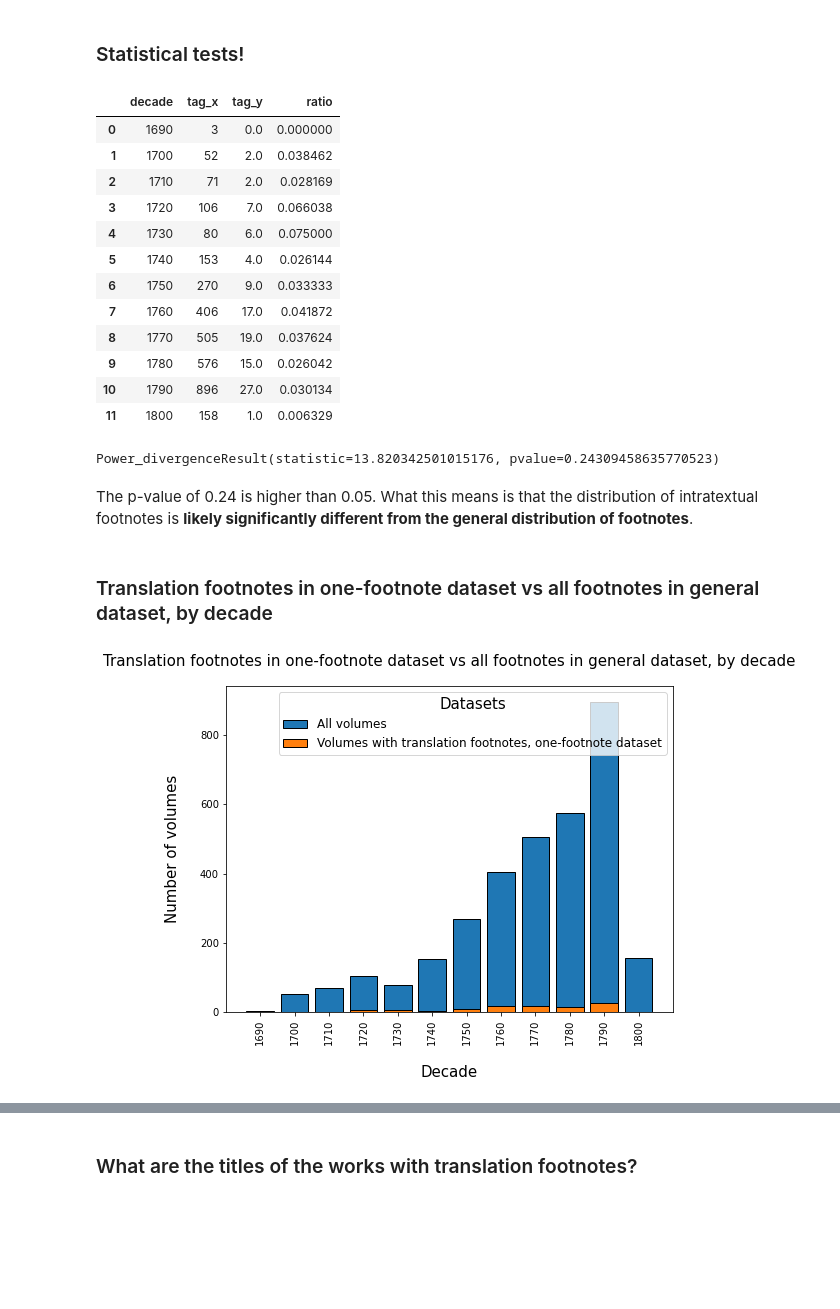
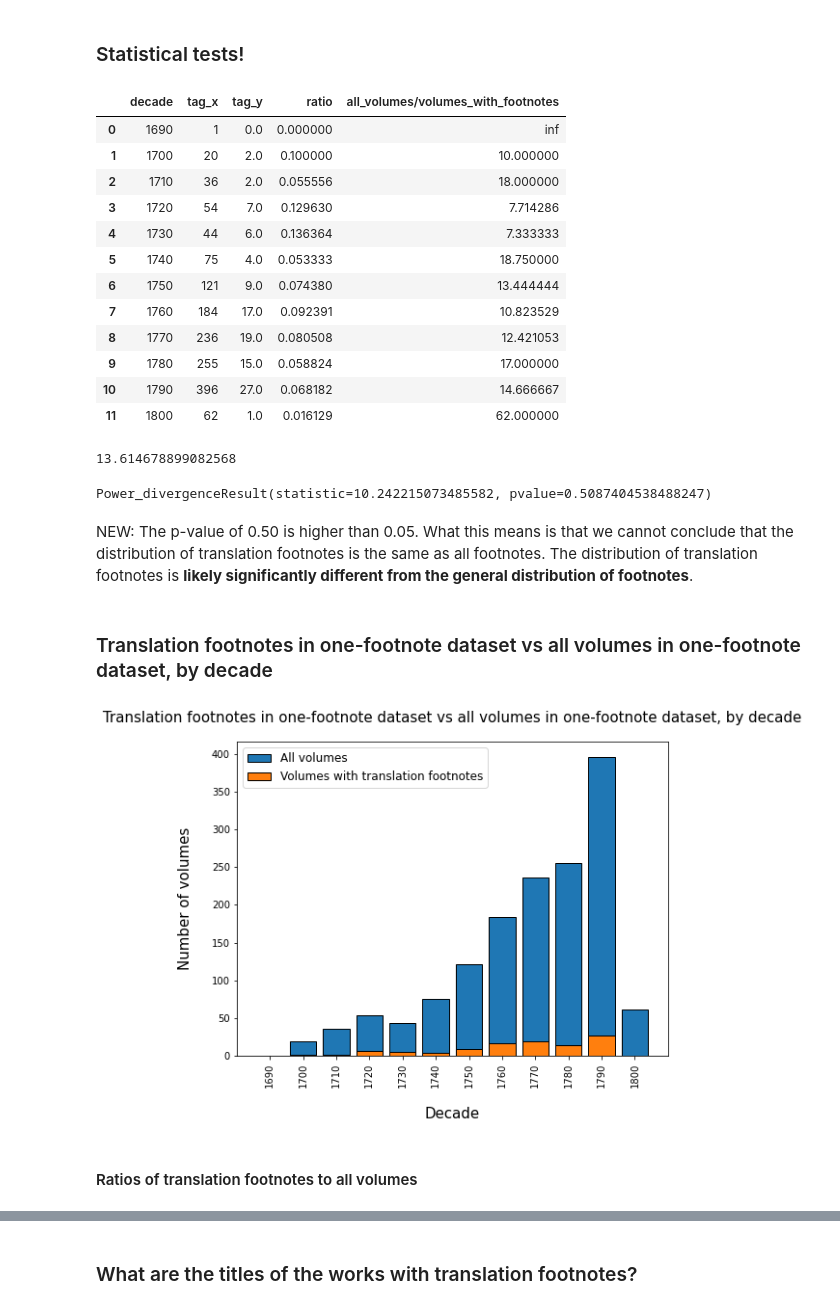
Before and after one commit to sceckert/early-novel-footnotes, a Jupyter notebook: Footnotes-article-visualizations.ipynb, the cells around one changed output, grey strips where cells are left out. Saved outputs shown, nothing was run; the diff lists cells and outputs as text; code cells hidden in the pictures; blank space fills up the shorter version.

```diff
--- a/Footnotes-article-visualizations.ipynb
+++ b/Footnotes-article-visualizations.ipynb
@@ -1163,38 +1294,45 @@ plt.legend(["Volumes with tag 'T'"])
 # %% [markdown]
 ### Statistical tests!
 # %%
-# Create a dataframe of all footnotes w/o translation footnotes
-not_translation_footnotes_df = one_footnote_tagged_MR_df[one_footnote_tagged_MR_df['tag'] != 'T']
-not_translation_footnotes_by_decade = not_translation_footnotes_df.groupby('decade')[['tag']].count().reset_index()
+# Create a dataframe of all volumes (including those misclassified in one-footnote-dataset)
+all_footnotes_by_decade = one_footnote_tagged_new_df.groupby('decade')[['tag']].count().reset_index()
+#not_translation_footnotes_df = one_footnote_tagged_MR_df[one_footnote_tagged_MR_df['tag'] != 'T']
+#not_translation_footnotes_by_decade = not_translation_footnotes_df.groupby('decade')[['tag']].count().reset_index()
 translation_footnotes_by_decade = translation_footnotes_df.groupby('decade')[['tag']].count().reset_index()
 # Merge the two dataframes
-merged_T = pd.merge_ordered(not_translation_footnotes_by_decade,translation_footnotes_by_decade, on='decade').fillna(0)
+merged_T = pd.merge_ordered(all_footnotes_by_decade,translation_footnotes_by_decade, on='decade').fillna(0)
 # %%
 merged_T['ratio'] = merged_T['tag_y'] / merged_T['tag_x']
+merged_T['all_volumes/volumes_with_footnotes'] = merged_T['tag_x'] / merged_T['tag_y']
 merged_T
 # %% [output]
-|  | decade | tag_x | tag_y | ratio |
-| 0 | 1690 | 3 | 0.0 | 0.000000 |
-| 1 | 1700 | 52 | 2.0 | 0.038462 |
-| 2 | 1710 | 71 | 2.0 | 0.028169 |
-| 3 | 1720 | 106 | 7.0 | 0.066038 |
-| 4 | 1730 | 80 | 6.0 | 0.075000 |
-| 5 | 1740 | 153 | 4.0 | 0.026144 |
-| 6 | 1750 | 270 | 9.0 | 0.033333 |
-| 7 | 1760 | 406 | 17.0 | 0.041872 |
-| 8 | 1770 | 505 | 19.0 | 0.037624 |
-| 9 | 1780 | 576 | 15.0 | 0.026042 |
-| 10 | 1790 | 896 | 27.0 | 0.030134 |
-| 11 | 1800 | 158 | 1.0 | 0.006329 |
+|  | decade | tag_x | tag_y | ratio | all_volumes/volumes_with_footnotes |
+| 0 | 1690 | 1 | 0.0 | 0.000000 | inf |
+| 1 | 1700 | 20 | 2.0 | 0.100000 | 10.000000 |
+| 2 | 1710 | 36 | 2.0 | 0.055556 | 18.000000 |
+| 3 | 1720 | 54 | 7.0 | 0.129630 | 7.714286 |
+| 4 | 1730 | 44 | 6.0 | 0.136364 | 7.333333 |
+| 5 | 1740 | 75 | 4.0 | 0.053333 | 18.750000 |
+| 6 | 1750 | 121 | 9.0 | 0.074380 | 13.444444 |
+| 7 | 1760 | 184 | 17.0 | 0.092391 | 10.823529 |
+| 8 | 1770 | 236 | 19.0 | 0.080508 | 12.421053 |
+| 9 | 1780 | 255 | 15.0 | 0.058824 | 17.000000 |
+| 10 | 1790 | 396 | 27.0 | 0.068182 | 14.666667 |
+| 11 | 1800 | 62 | 1.0 | 0.016129 | 62.000000 |
+# %%
+# Figure out what proportion of the larger population our subset is
+merged_T['tag_x'].sum() / merged_T['tag_y'].sum()
+# %% [output]
+13.614678899082568
 # %%
 # Let's run a chi2 goodness of fit test
-stats.chisquare(f_obs=merged_T['tag_y'], f_exp=merged_T['tag_x']/30)
+stats.chisquare(f_obs=merged_T['tag_y'], f_exp=merged_T['tag_x']/13.6)
 # %% [output]
-Power_divergenceResult(statistic=13.820342501015176, pvalue=0.24309458635770523)
+Power_divergenceResult(statistic=10.242215073485582, pvalue=0.5087404538488247)
 # %% [markdown]
-The p-value of 0.24 is higher than 0.05. What this means is that the distribution of intratextual footnotes is **likely significantly different from the general distribution of footnotes**.
+NEW: The p-value of 0.50 is higher than 0.05. What this means is that we cannot conclude that the distribution of translation footnotes is the same as all footnotes. The distribution of translation footnotes is **likely significantly different from the general distribution of footnotes**.
 # %% [markdown]
-### Translation footnotes in one-footnote dataset vs all footnotes in general dataset, by decade
+### Translation footnotes in one-footnote dataset vs all volumes in one-footnote dataset, by decade
 # %%
 fig, ax = plt.subplots(1,1, figsize = (8,6))
 
@@ -1206,34 +1344,36 @@ rect2 = ax.bar(x,
               merged_T["tag_x"],
               label = "All volumes",
               edgecolor = "black")
 
 rect2 = ax.bar(x,
               merged_T["tag_y"],
-              label = "Volumes with translation footnotes, one-footnote dataset",
+              label = "Volumes with translation footnotes",
               edgecolor = "black")
 
 #add the labels to the axis
 ax.set_ylabel("Number of volumes",
              fontsize = 15,
              labelpad = 20)
 ax.set_xlabel("Decade",
              fontsize = 15,
              labelpad =20)
-ax.set_title("Translation footnotes in one-footnote dataset vs all footnotes in general dataset, by decade",
+ax.set_title("Translation footnotes in one-footnote dataset vs all volumes in one-footnote dataset, by decade",
             fontsize = 15,
             pad = 20)
 #set the ticks
 ax.set_xticks(x)
 ax.set_xticklabels(label)#add the legend
 #using the labels of the bars
-ax.legend(title = "Datasets",
+ax.legend(#title = "Datasets",
          fontsize = 12,
          title_fontsize = 15)#adjust the tick paramaters
 ax.tick_params(axis = "x",
               which = "both",
               labelrotation = 90)
 ax.tick_params(axis = "y",
               which = "both",
               labelsize = 10)
 # %% [output]
-[figure, old version]
+[figure, new version]
+# %% [markdown]
+#### Ratios of translation footnotes to all volumes
```
Also changed, not shown: parts of 74 cells of this notebook, 1 other file.
